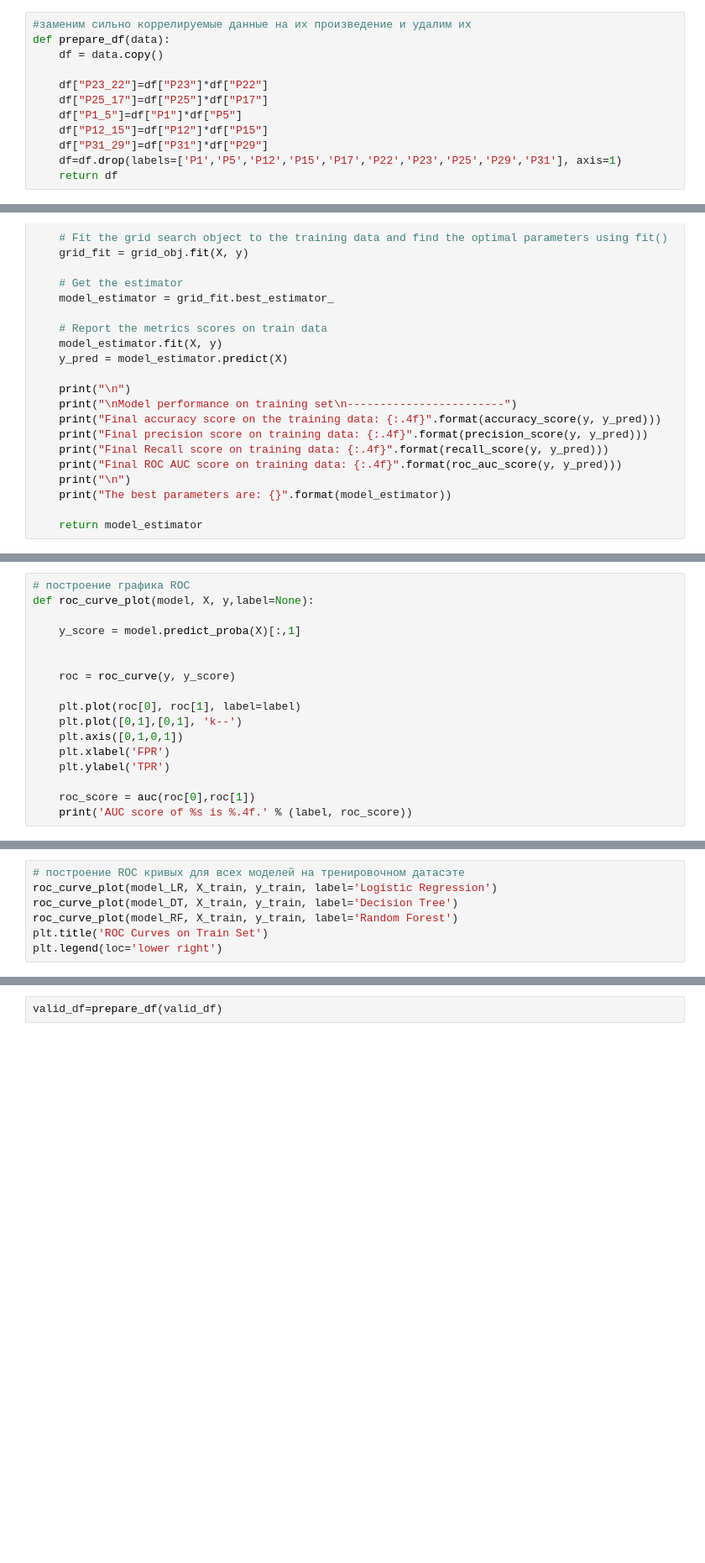
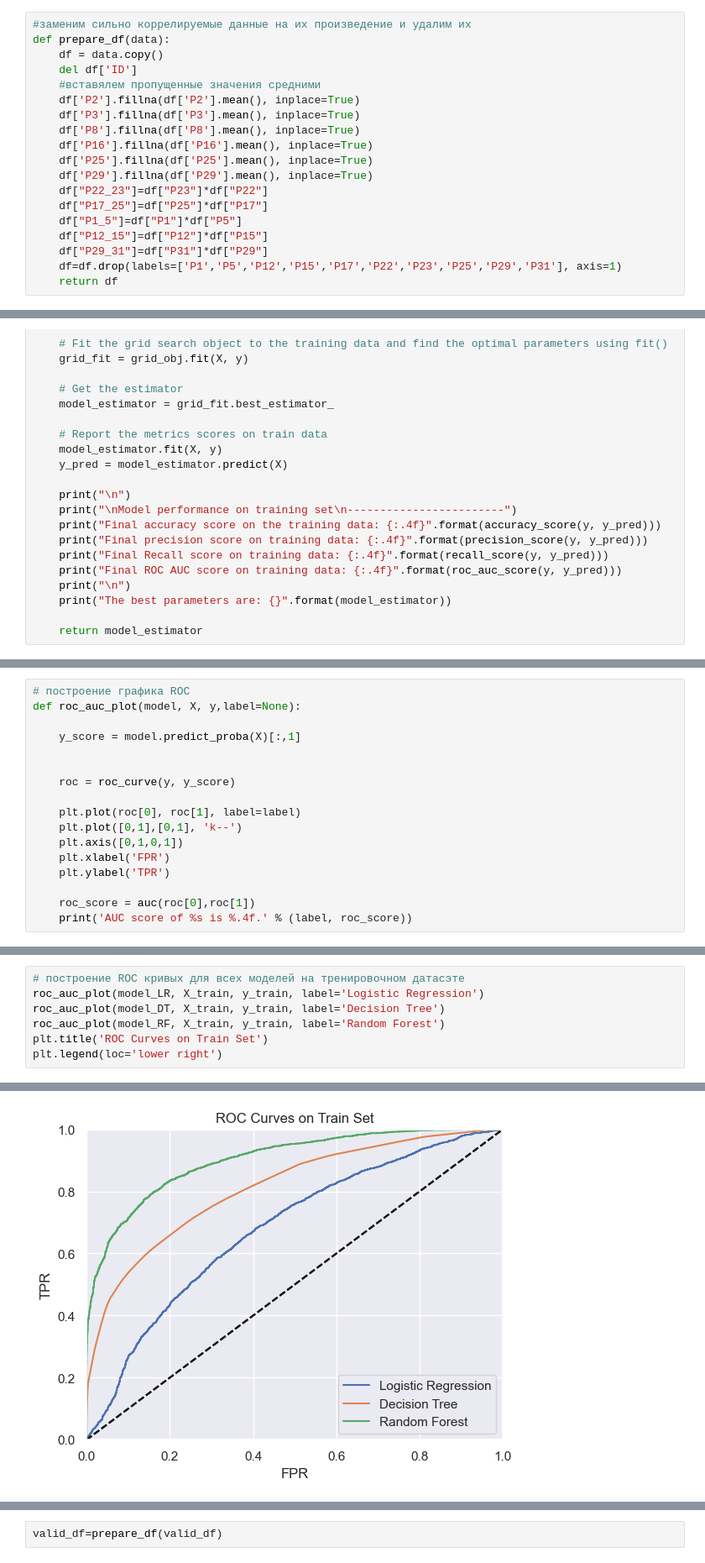
Before and after one commit to vladimirlabynko/test_task, a Jupyter notebook: task2.ipynb, the cells around one changed output, grey strips where cells are left out. Shown at 84% size. Saved outputs shown, nothing was run; the diff lists cells and outputs as text; blank space fills up the shorter version.

```diff
--- a/task2.ipynb
+++ b/task2.ipynb
@@ -57,12 +102,19 @@ tmp
 #заменим сильно коррелируемые данные на их произведение и удалим их
 def prepare_df(data):
     df = data.copy()
-
-    df["P23_22"]=df["P23"]*df["P22"]
-    df["P25_17"]=df["P25"]*df["P17"]
+    del df['ID']
+    #вставялем пропущенные значения средними
+    df['P2'].fillna(df['P2'].mean(), inplace=True)
+    df['P3'].fillna(df['P3'].mean(), inplace=True)
+    df['P8'].fillna(df['P8'].mean(), inplace=True)
+    df['P16'].fillna(df['P16'].mean(), inplace=True)
+    df['P25'].fillna(df['P25'].mean(), inplace=True)
+    df['P29'].fillna(df['P29'].mean(), inplace=True)
+    df["P22_23"]=df["P23"]*df["P22"]
+    df["P17_25"]=df["P25"]*df["P17"]
     df["P1_5"]=df["P1"]*df["P5"]
     df["P12_15"]=df["P12"]*df["P15"]
-    df["P31_29"]=df["P31"]*df["P29"]
+    df["P29_31"]=df["P31"]*df["P29"]
     df=df.drop(labels=['P1','P5','P12','P15','P17','P22','P23','P25','P29','P31'], axis=1)
     return df
 # %%
@@ -126,6 +187,6 @@ def classifier_test(model_fit, X, y):
 # %%
 # построение графика ROC
-def roc_curve_plot(model, X, y,label=None):
+def roc_auc_plot(model, X, y,label=None):
 
     y_score = model.predict_proba(X)[:,1]
 
@@ -189,7 +274,8 @@ y_test_DT = classifier_test(model_DT, X_test, y_test)
 # %%
 # построение ROC кривых для всех моделей на тренировочном датасэте
-roc_curve_plot(model_LR, X_train, y_train, label='Logistic Regression')
-roc_curve_plot(model_DT, X_train, y_train, label='Decision Tree')
-roc_curve_plot(model_RF, X_train, y_train, label='Random Forest')
+roc_auc_plot(model_LR, X_train, y_train, label='Logistic Regression')
+roc_auc_plot(model_DT, X_train, y_train, label='Decision Tree')
+roc_auc_plot(model_RF, X_train, y_train, label='Random Forest')
 plt.title('ROC Curves on Train Set')
 plt.legend(loc='lower right')
+# %% [output]
@@ -196,2 +286,3 @@ plt.legend(loc='lower right')
+[figure, added]
 # %%
 # построение ROC кривых для всех моделей на тестовом датасэте
```
Also changed, not shown: parts of 36 cells of this notebook.
